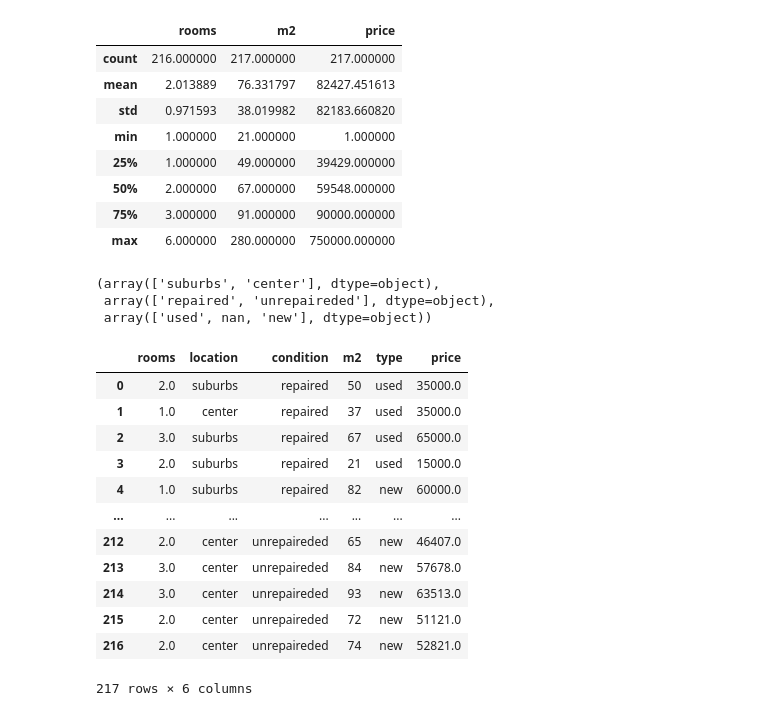
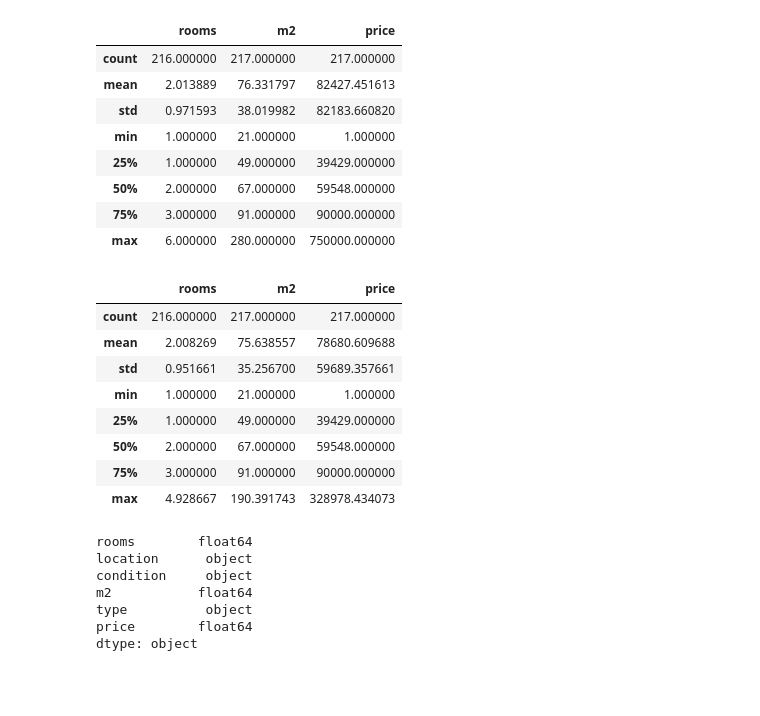
Before and after one commit to katerynakononova/ML, a Jupyter notebook: Python/01 Data Preprocessing.ipynb, the cells around one changed output. Drawn from its saved outputs; the diff is of its cells as text; code cells hidden in the pictures; blank space fills up the shorter version.

```diff
--- a/Python/01 Data Preprocessing.ipynb
+++ b/Python/01 Data Preprocessing.ipynb
@@ -55,49 +44,37 @@ df.describe()
 | 50% | 2.000000 | 67.000000 | 59548.000000 |
 | 75% | 3.000000 | 91.000000 | 90000.000000 |
 | max | 6.000000 | 280.000000 | 750000.000000 |
-# %%
-# Outliers
-m2 = []
-for m in df['m2']:
-    if m > round(df['m2'].mean() + 3 * df['m2'].std()):
-        m = round(df['m2'].mean() + 3*df['m2'].std())
-    m2.append(m)
-df['m2']  = m2
-
-prices = []
-for price in df['price']:
-    if price > df['price'].mean() + 3 * df['price'].std():
-        price = df['price'].mean() + 3*df['price'].std()
-    prices.append(price)
-df['price'] = prices
-# %%
-# Cheking NaN
-df['location'].unique(), df['condition'].unique(), df['type'].unique()
-# %% [output]
-(array(['suburbs', 'center'], dtype=object),
- array(['repaired', 'unrepaireded'], dtype=object),
- array(['used', nan, 'new'], dtype=object))
-# %%
-# Taking care of missing data
-# https://scikit-learn.org/
-from sklearn.impute import SimpleImputer
-#numeric
-df[['rooms']] = SimpleImputer(missing_values=np.nan, strategy='mean').fit_transform(df[['rooms']]).round()
-#strings
-df[['type']] = SimpleImputer(missing_values=np.nan, strategy='most_frequent').fit_transform(df[['type']])
+# %%
+# Function Outliers
+def outliers(df):
+    num_var = list(df._get_numeric_data().columns)
+    for col_names in num_var:
+        df[col_names] = df[col_names].apply(lambda y: df[col_names].mean()-3*df[col_names].std()
+                            if y < df[col_names].mean()-3*df[col_names].std() else y)
+        df[col_names] = df[col_names].apply(lambda y: df[col_names].mean()+3*df[col_names].std()
+                            if y > df[col_names].mean()+3*df[col_names].std() else y)
+    return(df)
+# %%
+# Outliers
+df = outliers(df)
+df.describe()
+# %% [output]
+|  | rooms | m2 | price |
+| count | 216.000000 | 217.000000 | 217.000000 |
+| mean | 2.008269 | 75.638557 | 78680.609688 |
+| std | 0.951661 | 35.256700 | 59689.357661 |
+| min | 1.000000 | 21.000000 | 1.000000 |
+| 25% | 1.000000 | 49.000000 | 39429.000000 |
+| 50% | 2.000000 | 67.000000 | 59548.000000 |
+| 75% | 3.000000 | 91.000000 | 90000.000000 |
+| max | 4.928667 | 190.391743 | 328978.434073 |
 # %%
-df
+df.dtypes
 # %% [output]
-|  | rooms | location | condition | m2 | type | price |
-| 0 | 2.0 | suburbs | repaired | 50 | used | 35000.0 |
-| 1 | 1.0 | center | repaired | 37 | used | 35000.0 |
-| 2 | 3.0 | suburbs | repaired | 67 | used | 65000.0 |
-| 3 | 2.0 | suburbs | repaired | 21 | used | 15000.0 |
-| 4 | 1.0 | suburbs | repaired | 82 | new | 60000.0 |
-| ... | ... | ... | ... | ... | ... | ... |
-| 212 | 2.0 | center | unrepaireded | 65 | new | 46407.0 |
-| 213 | 3.0 | center | unrepaireded | 84 | new | 57678.0 |
-| 214 | 3.0 | center | unrepaireded | 93 | new | 63513.0 |
-| 215 | 2.0 | center | unrepaireded | 72 | new | 51121.0 |
-| 216 | 2.0 | center | unrepaireded | 74 | new | 52821.0 |
-217 rows × 6 columns
+rooms        float64
+location      object
+condition     object
+m2           float64
+type          object
+price        float64
+dtype: object
```
Also changed, not shown: parts of 18 cells of this notebook.
